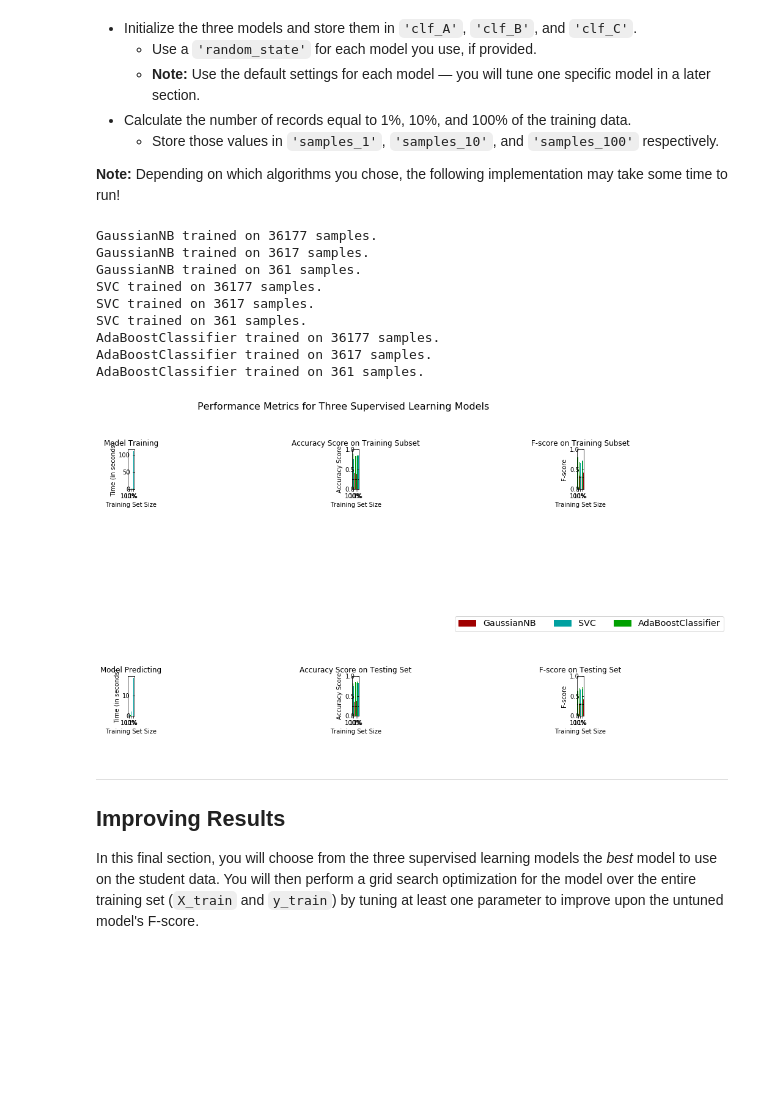
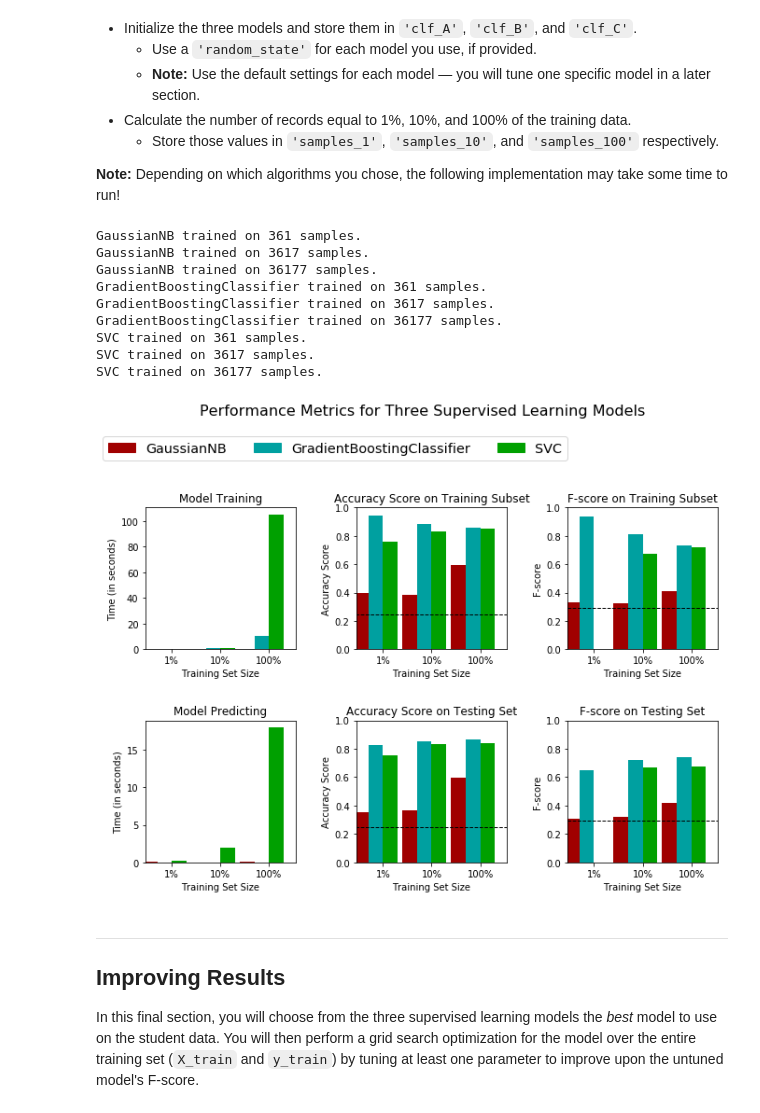
Before and after one commit to germanasperger/finding_donors, a Jupyter notebook: finding_donors.ipynb, the cells around one changed output. Cells and saved outputs as stored; diff of their text form; code cells hidden in the pictures; blank space fills up the shorter version.

```diff
--- a/finding_donors.ipynb
+++ b/finding_donors.ipynb
@@ -358,45 +376,46 @@ In the code cell, you will need to implement the following:
 # %%
 # TODO: Import the three supervised learning models from sklearn
 from sklearn.naive_bayes import GaussianNB
 from sklearn.svm import SVC
-from sklearn.ensemble import AdaBoostClassifier
+from sklearn.ensemble import GradientBoostingClassifier
+
 import warnings
 warnings.filterwarnings('ignore')
 # TODO: Initialize the three models
 clf_A = GaussianNB()
-clf_B = SVC(random_state=0)
-clf_C = AdaBoostClassifier(random_state=0)
+clf_B = GradientBoostingClassifier(random_state=0)
+clf_C = SVC(random_state=0)
 
 # TODO: Calculate the number of samples for 1%, 10%, and 100% of the training data
 # HINT: samples_100 is the entire training set i.e. len(y_train)
 # HINT: samples_10 is 10% of samples_100 (ensure to set the count of the values to be `int` and not `float`)
 # HINT: samples_1 is 1% of samples_100 (ensure to set the count of the values to be `int` and not `float`)
 samples_100 = int(len(X_train)/100)
 samples_10 = int(len(X_train)/10)
 samples_1 = len(X_train)
 
 # Collect results on the learners
 results = {}
-for clf in [clf_A, clf_B, clf_C]:
+for clf in [clf_A,clf_B, clf_C]:
     clf_name = clf.__class__.__name__
     results[clf_name] = {}
-    for i, samples in enumerate([samples_1, samples_10, samples_100]):
+    for i, samples in enumerate([samples_100, samples_10, samples_1]):
         results[clf_name][i] = \
         train_predict(clf, samples, X_train, y_train, X_test, y_test)
 
 # Run metrics visualization for the three supervised learning models chosen
 vs.evaluate(results, accuracy, fscore)
 # %% [output]
+GaussianNB trained on 361 samples.
+GaussianNB trained on 3617 samples.
 GaussianNB trained on 36177 samples.
-GaussianNB trained on 3617 samples.
-GaussianNB trained on 361 samples.
+GradientBoostingClassifier trained on 361 samples.
+GradientBoostingClassifier trained on 3617 samples.
+GradientBoostingClassifier trained on 36177 samples.
+SVC trained on 361 samples.
+SVC trained on 3617 samples.
 SVC trained on 36177 samples.
-SVC trained on 3617 samples.
-SVC trained on 361 samples.
-AdaBoostClassifier trained on 36177 samples.
-AdaBoostClassifier trained on 3617 samples.
-AdaBoostClassifier trained on 361 samples.
-[figure, old version]
+[figure, new version]
 # %% [markdown]
 ----
 ## Improving Results
```
Also changed, not shown: parts of 3 cells of this notebook, 1 other file.
